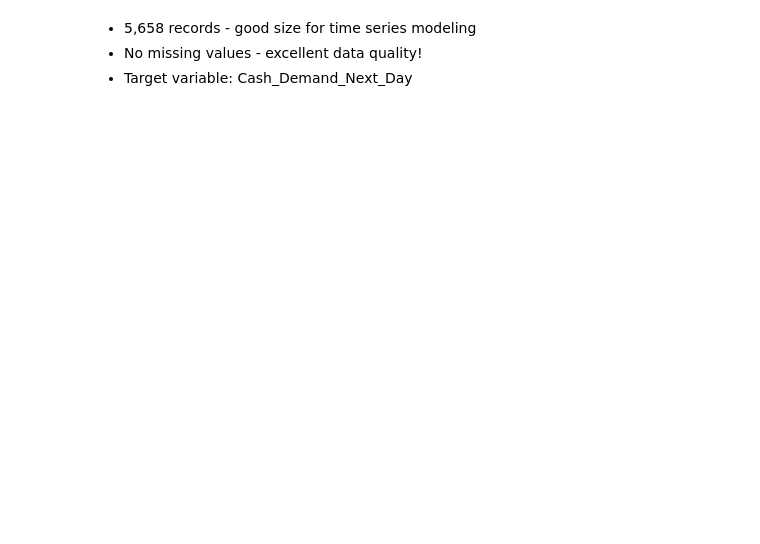
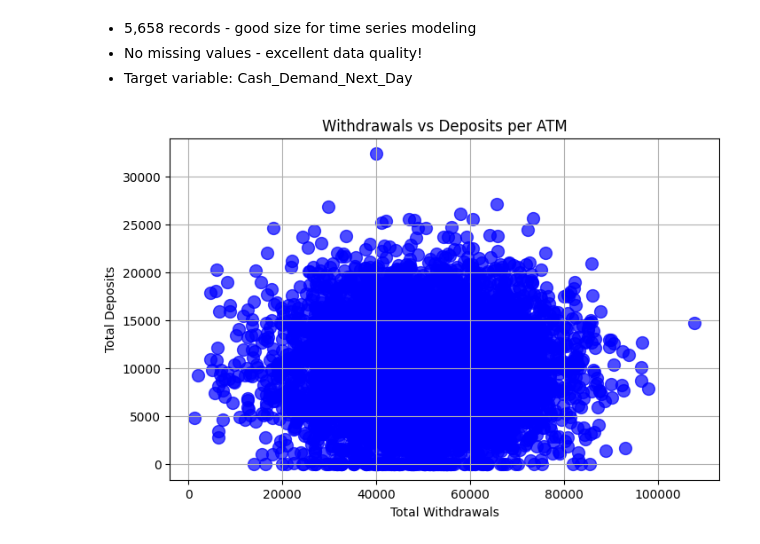
Before and after one commit to saraaaaa640/data-science-projects, a Jupyter notebook: atm-cash-demand-forecasting/atm-cash-demand-forecasting.ipynb, the cells around one changed output. Cells and saved outputs as stored; diff of their text form; code cells hidden in the pictures; blank space fills up the shorter version.

```diff
--- a/atm-cash-demand-forecasting/atm-cash-demand-forecasting.ipynb
+++ b/atm-cash-demand-forecasting/atm-cash-demand-forecasting.ipynb
@@ -54,3 +57,13 @@ df.head()
 * 5,658 records - good size for time series modeling
 * No missing values - excellent data quality!
 * Target variable: Cash_Demand_Next_Day
+# %%
+plt.figure(figsize=(8,5))
+plt.scatter(df["Total_Withdrawals"], df["Total_Deposits"], c="blue", s=100, alpha=0.7)
+plt.xlabel("Total Withdrawals")
+plt.ylabel("Total Deposits")
+plt.title("Withdrawals vs Deposits per ATM")
+plt.grid(True)
+plt.show()
+# %% [output]
+[figure, added]
```
Also changed, not shown: parts of 19 cells of this notebook.
